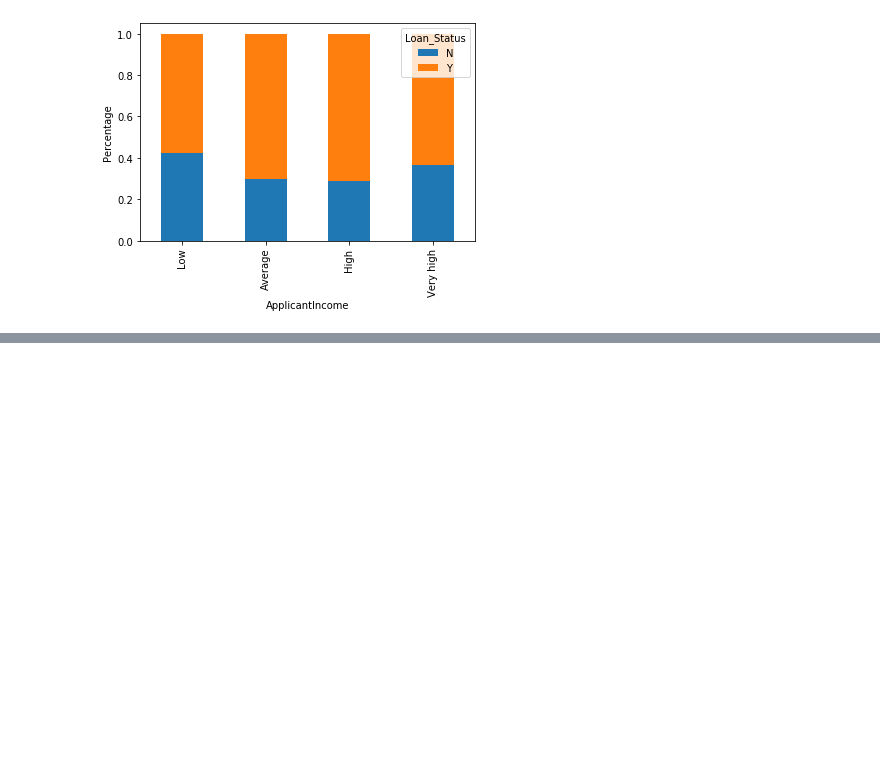
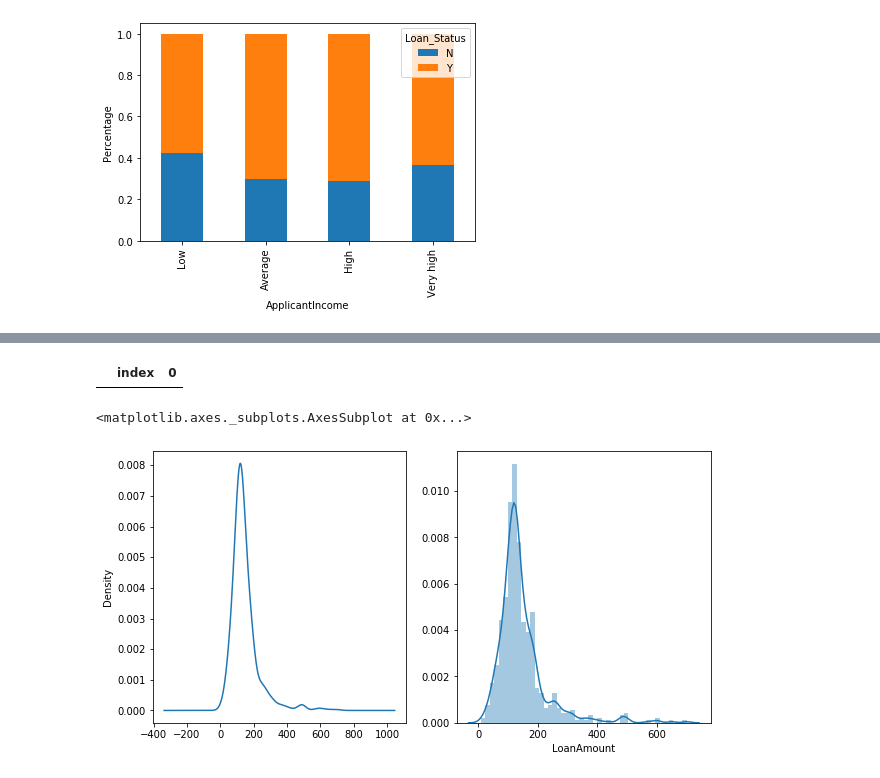
Before and after one commit to yashlab/Courses_Competitions, a Jupyter notebook: AV/Loan-Prediction.ipynb, the cells around one changed output, grey strips where cells are left out. Saved outputs shown, nothing was run; the diff lists cells and outputs as text; code cells hidden in the pictures; blank space fills up the shorter version.

```diff
--- a/AV/Loan-Prediction.ipynb
+++ b/AV/Loan-Prediction.ipynb
@@ -162,0 +184,18 @@ P = plt.ylabel('Percentage')
+# %%
+# impute null values
+import statistics as st
+train['Gender'].fillna(st.mode(train['Gender']),inplace = True)
+train['Married'].fillna(st.mode(train['Married']),inplace = True)
+train['Dependents'].fillna(st.mode(train['Dependents']),inplace = True)
+train['Self_Employed'].fillna(st.mode(train['Self_Employed']),inplace = True)
+train['Credit_History'].fillna(st.mode(train['Credit_History']),inplace = True)
+# %%
+train['LoanAmount'].fillna(train['LoanAmount'].median(),inplace=True)
+train['Loan_Amount_Term'].fillna(st.mode(train['Loan_Amount_Term']),inplace=True)
+# %%
+# Check for NULL values again
+NULL = pd.DataFrame(train.isnull().sum()).reset_index()
+NULL = NULL[NULL[0]!=0]
+NULL
+# %% [output]
+|  | index | 0 |
@@ -162,0 +211,9 @@ P = plt.ylabel('Percentage')
+# %%
+plt.figure(figsize=(10,5))
+plt.subplot(121)
+train['LoanAmount'].plot(kind='kde')
+plt.subplot(122)
+sns.distplot(train['LoanAmount'])
+# %% [output]
+<matplotlib.axes._subplots.AxesSubplot at 0x...>
+[figure, added]
```
Also changed, not shown: parts of 14 cells of this notebook.
